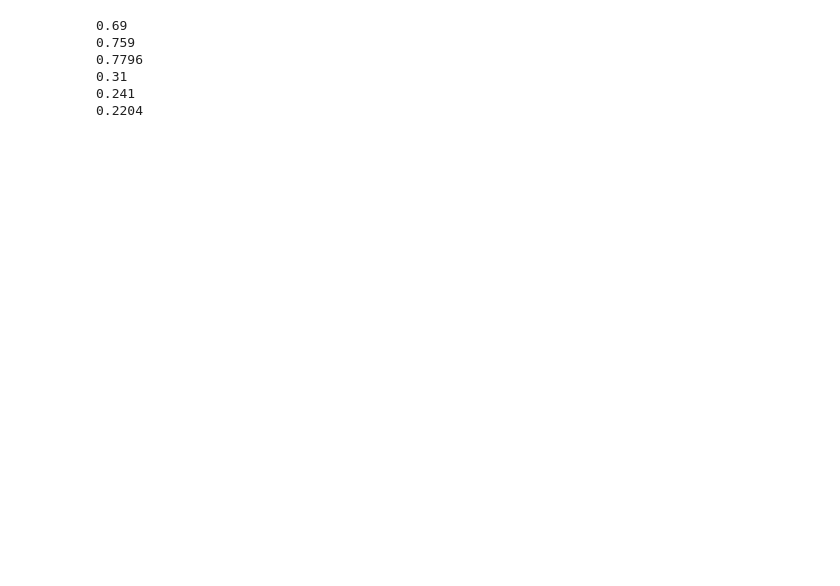
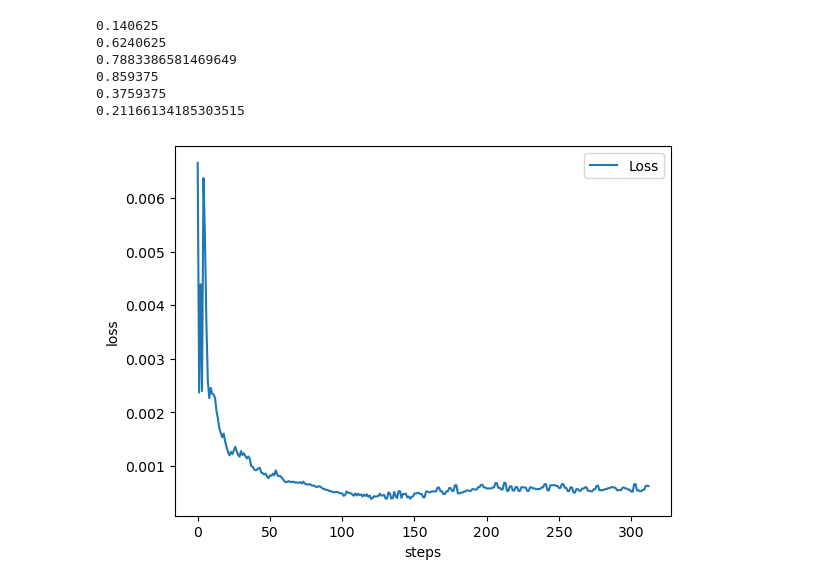
Before and after one commit to neural-bandits/calvera, a Jupyter notebook: examples/neuralucb.ipynb, the cells around one changed output. Cells and saved outputs as stored; diff of their text form; code cells hidden in the pictures; blank space fills up the shorter version.

```diff
--- a/examples/neuralucb.ipynb
+++ b/examples/neuralucb.ipynb
@@ -81,16 +93,24 @@ plt.show()
 # %%
 # average reward
+print(sum(metrics["reward"][:10]) / 10)
 print(sum(metrics["reward"][:100]) / 100)
-print(sum(metrics["reward"][:1000]) / 1000)
-print(sum(metrics["reward"][:10000]) / 10000)
+print(sum(metrics["reward"][:313]) / 313)
 
+print(sum(metrics["regret"][:10]) / 10)
 print(sum(metrics["regret"][:100]) / 100)
-print(sum(metrics["regret"][:1000]) / 1000)
-print(sum(metrics["regret"][:10000]) / 10000)
+print(sum(metrics["regret"][:313]) / 313)
 # %% [output]
-0.69
-0.759
-0.7796
-0.31
-0.241
-0.2204
+0.140625
+0.6240625
+0.7883386581469649
+0.859375
+0.3759375
+0.21166134185303515
+# %%
+plt.plot(metrics["loss"][:1000], label='Loss')
+plt.xlabel("steps")
+plt.ylabel("loss")
+plt.legend()
+plt.show()
+# %% [output]
+[figure, added]
```
Also changed, not shown: parts of 5 cells of this notebook.
